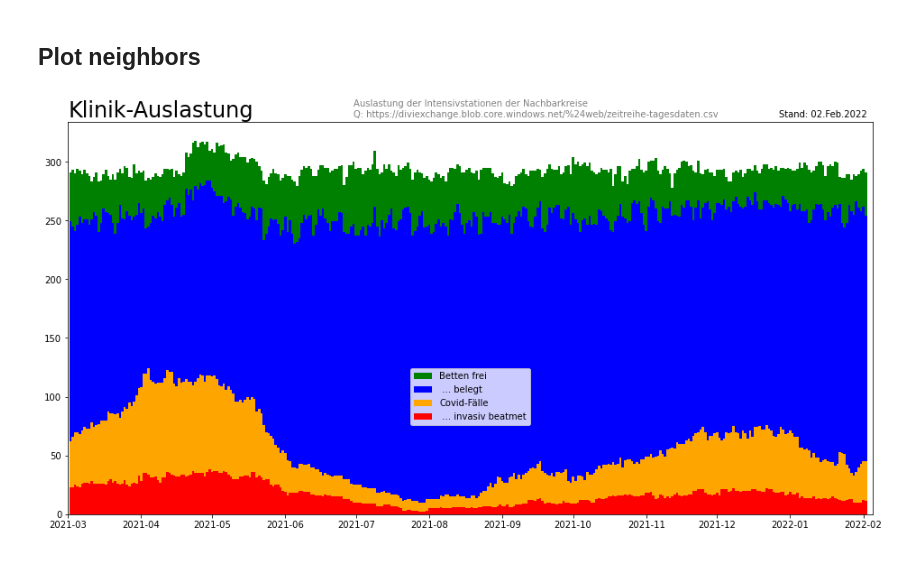
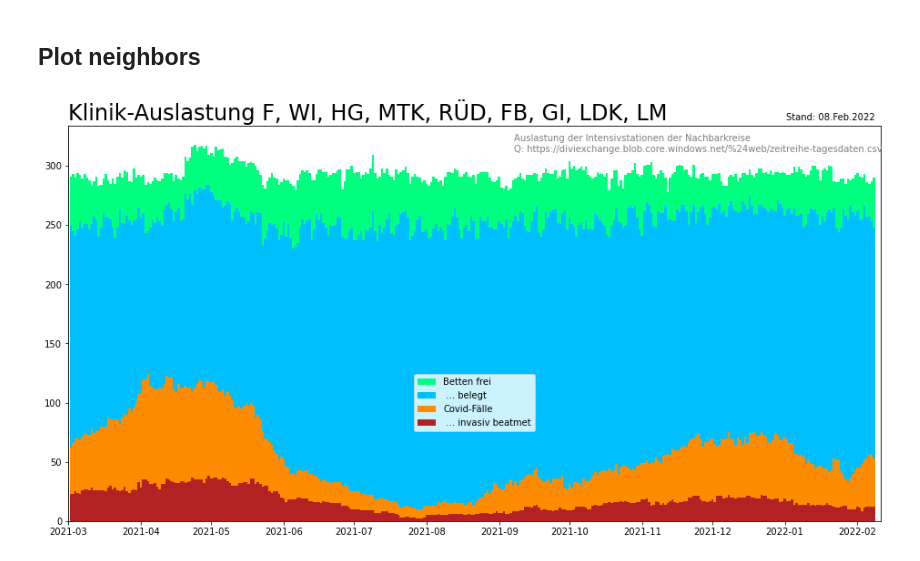
Before and after one commit to cheasy/divi, a Jupyter notebook: divi-plot.ipynb, the cells around one changed output. Drawn from its saved outputs; the diff is of its cells as text; code cells hidden in the pictures.

```diff
--- a/divi-plot.ipynb
+++ b/divi-plot.ipynb
@@ -116,29 +116,29 @@ plt.show()
 # %%
 NACHBARN=[ FRANKFURT_AM_MAIN, WIESBADEN, HOCHTAUNUSKREIS, MAIN_TAUNUS_KREIS, RHEINGAU_TAUNUS_KREIS, WETTERAUKREIS,
            GIESSEN, LAHN_DILL_KREIS, LIMBURG_WEILBURG]
 toPlot = divi[divi["gemeindeschluessel"].isin(NACHBARN) & (divi["date"] > dMin)]
 
 plt.close("all")
 
 plt.rcParams["figure.figsize"] = (16,8)
 
 fig, ax = plt.subplots()
 
-p2 = ax.bar(toPlot['date'], toPlot['betten_frei'], 1.0, bottom=toPlot['betten_belegt'], label='Betten frei', color = 'green')
-p1 = ax.bar(toPlot['date'], toPlot['betten_belegt'], 1.0, label=' … belegt', color = 'blue')
+p2 = ax.bar(toPlot['date'], toPlot['betten_frei'], 1.0, bottom=toPlot['betten_belegt'], label='Betten frei', color = 'springgreen')
+p1 = ax.bar(toPlot['date'], toPlot['betten_belegt'], 1.0, label=' … belegt', color = 'deepskyblue')
 
-p4 = ax.bar(toPlot['date'], toPlot['faelle_covid_aktuell'], 1.0, bottom=toPlot['faelle_covid_aktuell_invasiv_beatmet'], label='Covid-Fälle', color = 'orange')
-p3 = ax.bar(toPlot['date'], toPlot['faelle_covid_aktuell_invasiv_beatmet'], 1.0, label=' … invasiv beatmet', color = 'red')
+p4 = ax.bar(toPlot['date'], toPlot['faelle_covid_aktuell'], 1.0, bottom=toPlot['faelle_covid_aktuell_invasiv_beatmet'], label='Covid-Fälle', color = 'darkorange')
+p3 = ax.bar(toPlot['date'], toPlot['faelle_covid_aktuell_invasiv_beatmet'], 1.0, label=' … invasiv beatmet', color = 'firebrick')
 
 dMax = divi['date'].max()
 mMax = dMax + pd.DateOffset(days=3)
-plt.title("Klinik-Auslastung", fontsize=24, loc='left')
+plt.title("Klinik-Auslastung F, WI, HG, MTK, RÜD, FB, GI, LDK, LM", fontsize=24, loc='left')
 plt.xlim(left=dMin, right=mMax)
 # plt.ylim(top=30)
 leg = ax.legend(loc='center', bbox_to_anchor=(0.5, 0.30), frameon=True)
 plt.figtext(0.81, 0.89, "Stand: " + pd.to_datetime(dMax).strftime('%d.%b.%Y'))
-plt.figtext(0.4, 0.89, "Auslastung der Intensivstationen der Nachbarkreise\nQ: " + TDPATH, color='gray')
+plt.figtext(0.55, 0.83, "Auslastung der Intensivstationen der Nachbarkreise\nQ: " + TDPATH, color='gray')
 
 plt.show()
 # %% [output]
-[figure, old version]
+[figure, new version]
```
Also changed, not shown: parts of 1 cell of this notebook.
